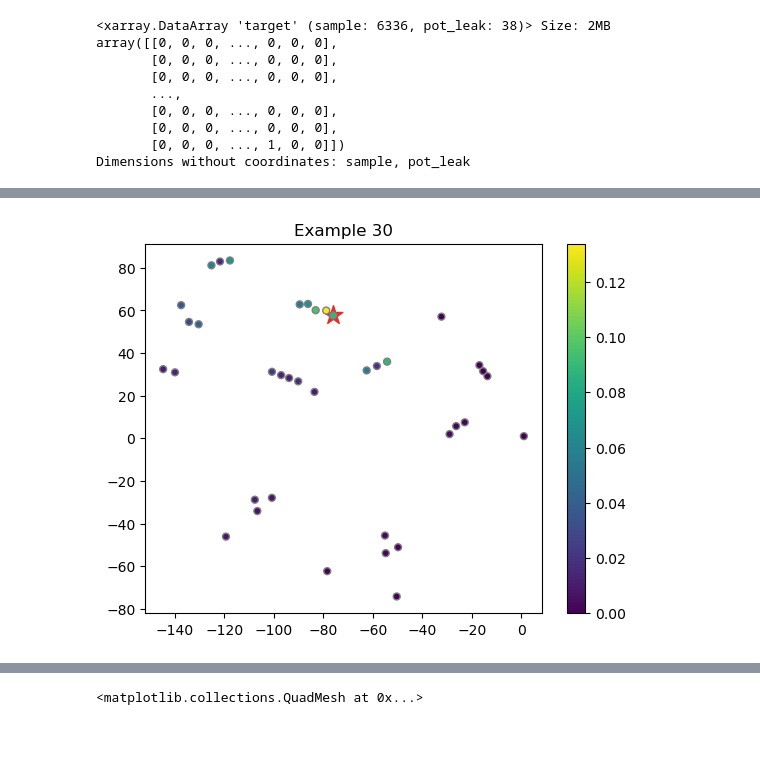
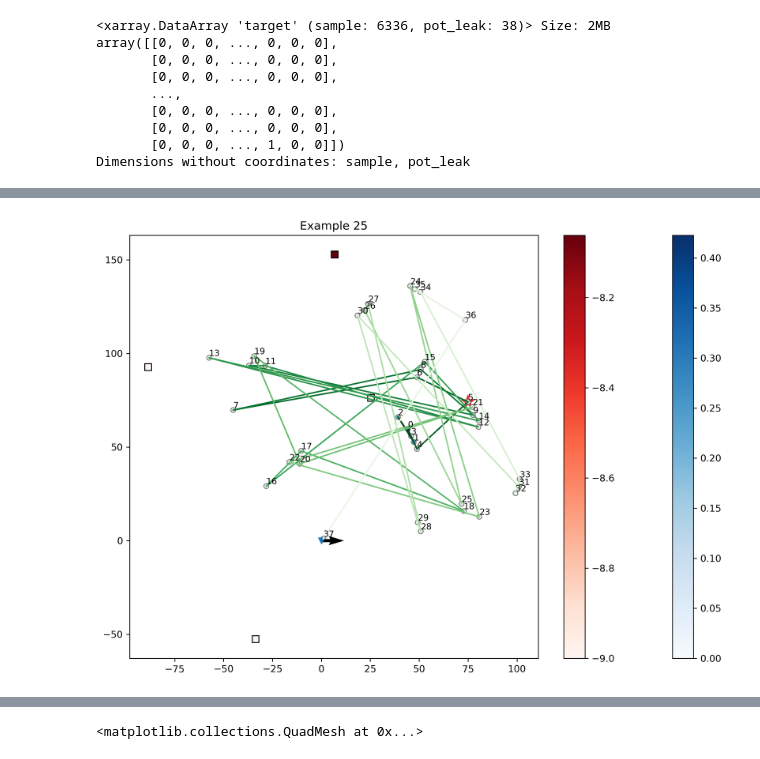
Before and after one commit to NCAR/seals-ml, a Jupyter notebook: notebooks/jeremy_transformer_verification.ipynb, the cells around one changed output, grey strips where cells are left out. Saved outputs shown, nothing was run; the diff lists cells and outputs as text; code cells hidden in the pictures.

```diff
--- a/notebooks/jeremy_transformer_verification.ipynb
+++ b/notebooks/jeremy_transformer_verification.ipynb
@@ -16,6 +20,6 @@ ls /glade/derecho/scratch/dgagne/SEALS_TRAINING/TEST_TRANSFORMER/
 # %%
-model_path = "/glade/derecho/scratch/dgagne/SEALS_TRAINING/TEST_TRANSFORMER/2024-06-26_1541/"
-val_loc_output = xr.open_dataset(join(model_path, "block_transformer_leak_loc_output_2024-06-26_1541_val.nc"))
+model_path = "/glade/derecho/scratch/dgagne/SEALS_TRAINING/TEST_TRANSFORMER/2024-07-01_1210/"
+val_loc_output = xr.open_dataset(join(model_path, "block_transformer_leak_loc_output_2024-07-01_1210_val.nc"))
 # %%
 val_loc_output
 # %% [output]
@@ -47,9 +51,11 @@ Name: validation_files, dtype: object
 # %%
 all_val_data = []
 decoder_data = []
+encoder_data = []
 for val_file in val_files["validation_files"]:
     val_file_ds = xr.open_dataset(val_file)
     all_val_data.append(val_file_ds["target"][:, :, 0])
     decoder_data.append(val_file_ds["decoder_input"])
+    encoder_data.append(val_file_ds["encoder_input"])
     val_file_ds.close()
 val_data = xr.concat(all_val_data, "sample")
@@ -65,3 +75,5 @@ array([[0, 0, 0, ..., 0, 0, 0],
        [0, 0, 0, ..., 0, 0, 0],
        [0, 0, 0, ..., 1, 0, 0]])
 Dimensions without coordinates: sample, pot_leak
+# %%
+pred_leak_loc_order = np.argsort(val_loc_output["leak_loc_pred"].values, axis=1)[:, ::-1]
@@ -68,13 +123,43 @@ Dimensions without coordinates: sample, pot_leak
 # %%
-pred_index = 30
-leak_coords = decoder_data[0][pred_index, :, 0, :3, 0]
-plt.scatter(leak_coords[val_data[pred_index] > 0, 0] * leak_coords[val_data[pred_index] > 0, 2],
-            leak_coords[val_data[pred_index] > 0, 0] * leak_coords[val_data[pred_index] > 0, 1],
+plt.figure(figsize=(12, 8), dpi=300)
+pred_index = 25
+v_file = 7
+f_length = decoder_data[0].shape[0]
+pi = val_data[v_file * f_length + pred_index] > 0
+leak_coords = decoder_data[v_file][pred_index, :, 0, :3, 0]
+encoder_coords = encoder_data[v_file][pred_index, :, 0, :3, 0]
+plt.scatter(leak_coords[pi, 0] * leak_coords[pi, 1],
+            leak_coords[pi, 0] * leak_coords[pi, 2],
             200, 1, marker='*', cmap='Reds', vmin=0, vmax=1.5)
-plt.scatter(leak_coords[:, 0] * leak_coords[:, 2], leak_coords[:, 0] * leak_coords[:, 1],
-           25, val_loc_output["leak_loc_pred"][pred_index], edgecolor='0.5')
+plt.scatter(leak_coords[:, 0] * leak_coords[:, 1], leak_coords[:, 0] * leak_coords[:, 2],
+           25,val_loc_output["leak_loc_pred"][f_length * v_file + pred_index], edgecolor='0.5',
+           cmap="Blues")
+for i in np.arange(38):
+    i_val = np.where(pred_leak_loc_order[f_length * v_file + pred_index] == i)[0][0]
+    p_val = val_loc_output["leak_loc_pred"][f_length * v_file + pred_index, i]
+    plt.text(leak_coords[i, 0] * leak_coords[i, 1],
+             leak_coords[i, 0] * leak_coords[i, 2],
+             #f"{p_val:0.2f}",
+             f"{i_val:d}",
+             ha="left", va="bottom", fontsize=9)
+pllo = pred_leak_loc_order[f_length * v_file + pred_index]
+for i in range(37):
+    plt.plot(leak_coords[pllo[i:i+2], 0] * leak_coords[pllo[i:i+2], 1],
+             leak_coords[pllo[i:i+2], 0] * leak_coords[pllo[i:i+2], 2],
+            color=plt.get_cmap("Greens", 40)((40-i)/40))
 plt.colorbar()
+plt.scatter(encoder_coords[1:, 0] * encoder_coords[1:, 1],
+            encoder_coords[1:, 0] * encoder_coords[1:, 2], 50,
+            np.log10(np.maximum(encoder_data[v_file][pred_index, 1:, :, -1, 0].max(axis=1), 1e-9)),
+            cmap="Reds", marker="s", edgecolor='k')
+plt.colorbar()
+plt.quiver(encoder_coords[0, 0] * encoder_coords[0, 1],
+            encoder_coords[0, 0] * encoder_coords[0, 2],
+          encoder_data[v_file][pred_index, 0, :, 4, 0].mean(),
+          encoder_data[v_file][pred_index, 0, :, 5, 0].mean())
+plt.scatter(encoder_coords[0, 0] * encoder_coords[0, 1],
+            encoder_coords[0, 0] * encoder_coords[0, 2], marker="v")
 plt.title(f"Example {pred_index:d}")
-plt.savefig("prediction_example.png", dpi=300, bbox_inches="tight")
+plt.savefig("prediction_example_order.png", dpi=300, bbox_inches="tight")
 # %% [output]
-[figure, old version]
+[figure, new version]
```
Also changed, not shown: parts of 17 cells of this notebook, 1 other file.
